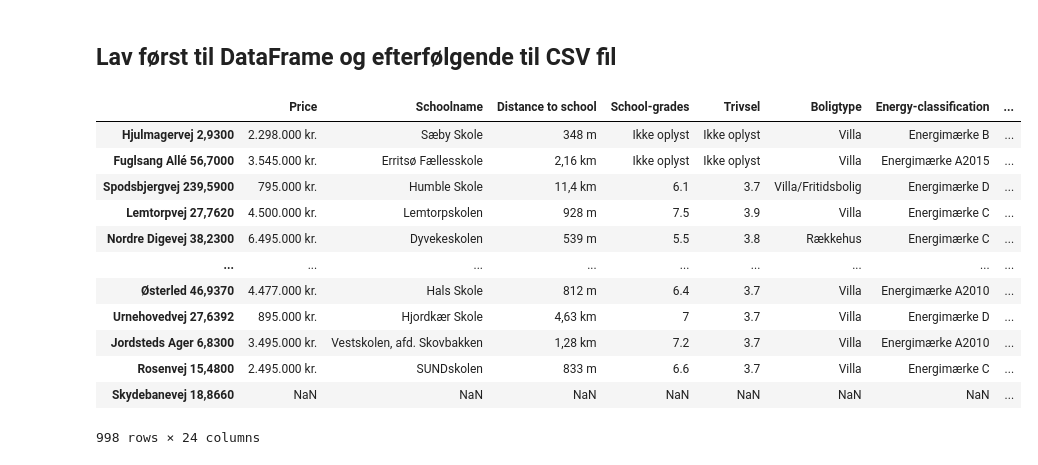
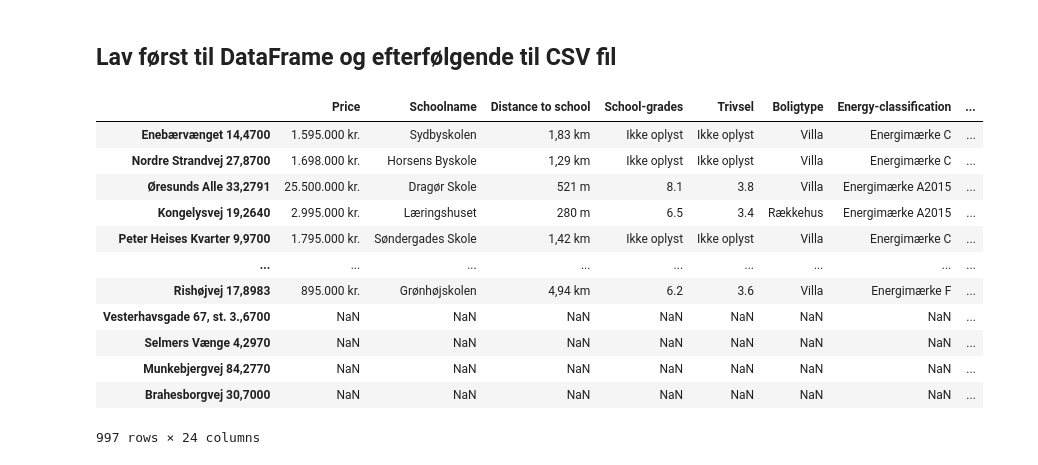
Before and after one commit to matliras/Sommerskole7, a Jupyter notebook: Eksamensprojekt/Scraping.ipynb, the cells around one changed output. Saved outputs shown, nothing was run; the diff lists cells and outputs as text; code cells hidden in the pictures.

```diff
--- a/Eksamensprojekt/Scraping.ipynb
+++ b/Eksamensprojekt/Scraping.ipynb
@@ -683,25 +690,25 @@ NameError: name 'liste_med_fejl' is not defined
 ## Lav først til DataFrame og efterfølgende til CSV fil
 # %%
 #Converting dict to dataframe:
-DF_NAME = 'index_10000_11000' #Her kalder du din Dataframe/CSV-fil noget unikt.
+DF_NAME = 'index_19000_20000' #Her kalder du din Dataframe/CSV-fil noget unikt.
 
 df_DF_NAME = pd.DataFrame.from_dict(dict, orient='index')
 pd.set_option('display.max_colwidth', None)
 df_DF_NAME
 # %% [output]
 |  | Price | Schoolname | Distance to school | School-grades | Trivsel | Boligtype | Energy-classification | ... |
-| Hjulmagervej 2,9300 | 2.298.000 kr. | Sæby Skole | 348 m | Ikke oplyst | Ikke oplyst | Villa | Energimærke B | ... |
-| Fuglsang Allé 56,7000 | 3.545.000 kr. | Erritsø Fællesskole | 2,16 km | Ikke oplyst | Ikke oplyst | Villa | Energimærke A2015 | ... |
-| Spodsbjergvej 239,5900 | 795.000 kr. | Humble Skole | 11,4 km | 6.1 | 3.7 | Villa/Fritidsbolig | Energimærke D | ... |
-| Lemtorpvej 27,7620 | 4.500.000 kr. | Lemtorpskolen | 928 m | 7.5 | 3.9 | Villa | Energimærke C | ... |
-| Nordre Digevej 38,2300 | 6.495.000 kr. | Dyvekeskolen | 539 m | 5.5 | 3.8 | Rækkehus | Energimærke C | ... |
+| Enebærvænget 14,4700 | 1.595.000 kr. | Sydbyskolen | 1,83 km | Ikke oplyst | Ikke oplyst | Villa | Energimærke C | ... |
+| Nordre Strandvej 27,8700 | 1.698.000 kr. | Horsens Byskole | 1,29 km | Ikke oplyst | Ikke oplyst | Villa | Energimærke C | ... |
+| Øresunds Alle 33,2791 | 25.500.000 kr. | Dragør Skole | 521 m | 8.1 | 3.8 | Villa | Energimærke A2015 | ... |
+| Kongelysvej 19,2640 | 2.995.000 kr. | Læringshuset | 280 m | 6.5 | 3.4 | Rækkehus | Energimærke A2015 | ... |
+| Peter Heises Kvarter 9,9700 | 1.795.000 kr. | Søndergades Skole | 1,42 km | Ikke oplyst | Ikke oplyst | Villa | Energimærke C | ... |
 | ... | ... | ... | ... | ... | ... | ... | ... | ... |
-| Østerled 46,9370 | 4.477.000 kr. | Hals Skole | 812 m | 6.4 | 3.7 | Villa | Energimærke A2010 | ... |
-| Urnehovedvej 27,6392 | 895.000 kr. | Hjordkær Skole | 4,63 km | 7 | 3.7 | Villa | Energimærke D | ... |
-| Jordsteds Ager 6,8300 | 3.495.000 kr. | Vestskolen, afd. Skovbakken | 1,28 km | 7.2 | 3.7 | Villa | Energimærke A2010 | ... |
-| Rosenvej 15,4800 | 2.495.000 kr. | SUNDskolen | 833 m | 6.6 | 3.7 | Villa | Energimærke C | ... |
-| Skydebanevej 18,8660 | NaN | NaN | NaN | NaN | NaN | NaN | NaN | ... |
+| Rishøjvej 17,8983 | 895.000 kr. | Grønhøjskolen | 4,94 km | 6.2 | 3.6 | Villa | Energimærke F | ... |
+| Vesterhavsgade 67, st. 3.,6700 | NaN | NaN | NaN | NaN | NaN | NaN | NaN | ... |
+| Selmers Vænge 4,2970 | NaN | NaN | NaN | NaN | NaN | NaN | NaN | ... |
+| Munkebjergvej 84,2770 | NaN | NaN | NaN | NaN | NaN | NaN | NaN | ... |
+| Brahesborgvej 30,7000 | NaN | NaN | NaN | NaN | NaN | NaN | NaN | ... |
-998 rows × 24 columns
+997 rows × 24 columns
 # %%
 #Converts to csv-file and save in "Rawdata"
 df_DF_NAME.to_csv(f'rawdata/{DF_NAME}.csv', index=True)
```
Also changed, not shown: parts of 2 cells of this notebook, 12 other files.
